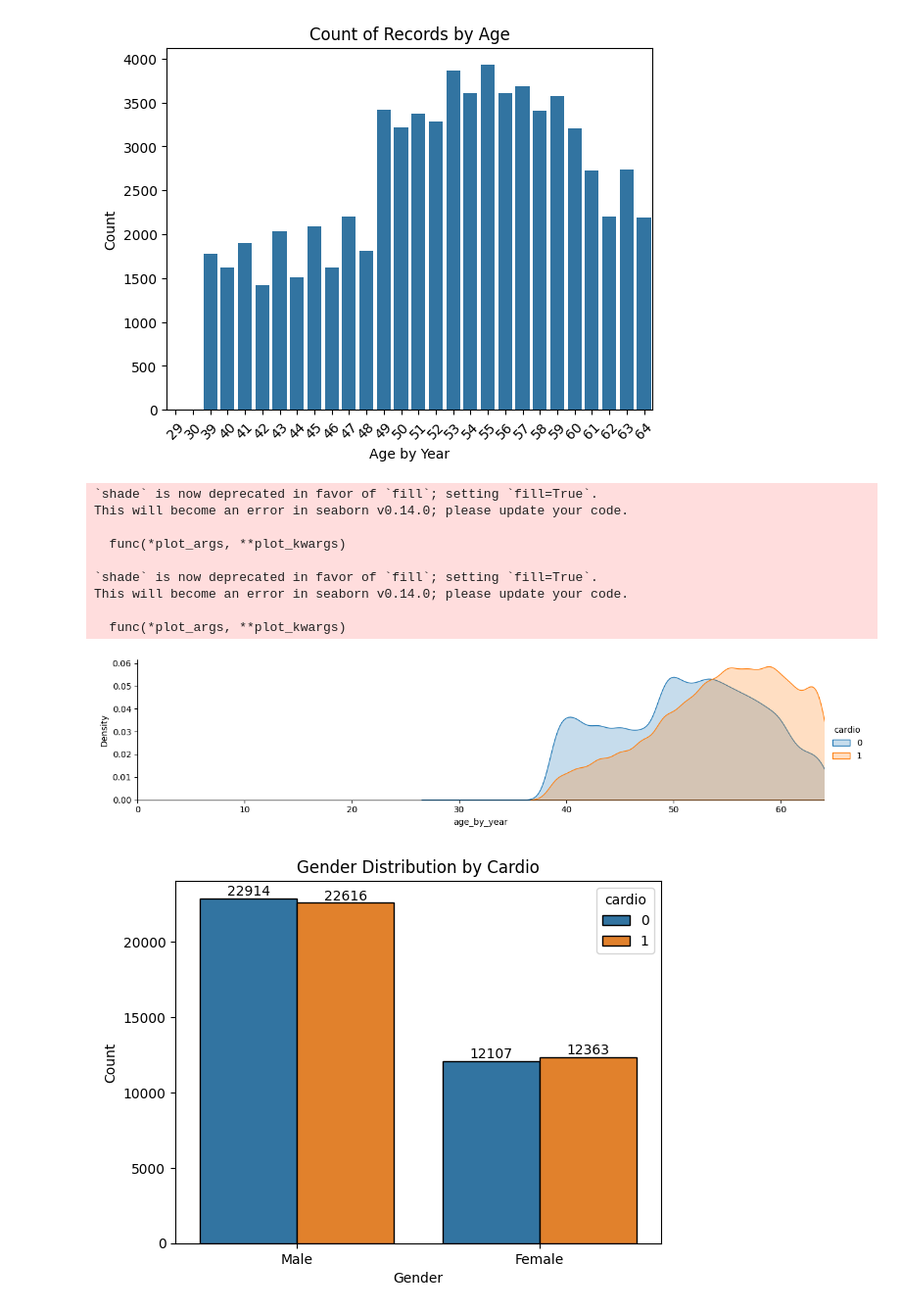
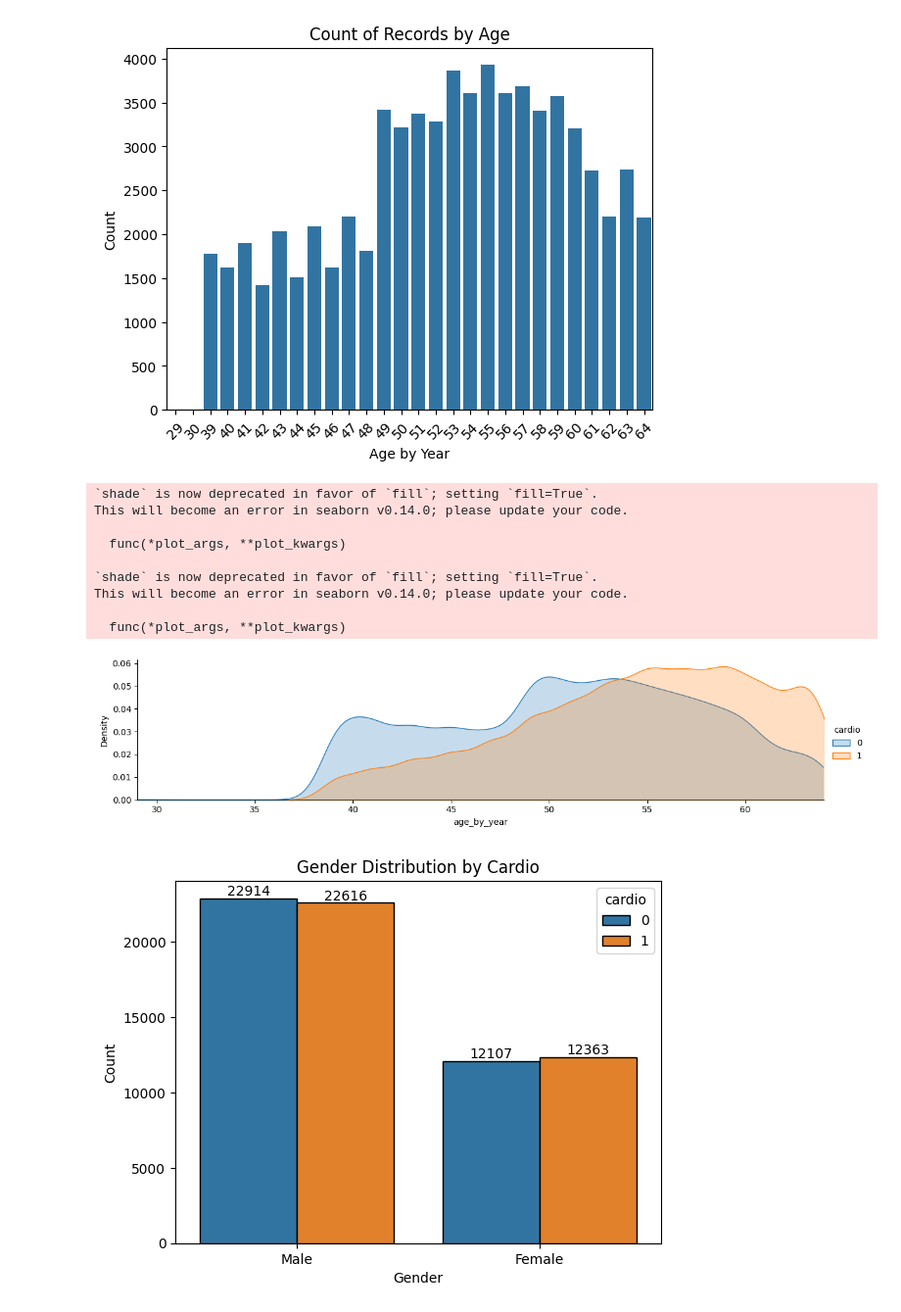
Before and after one commit to NguyenBaoZ/Random-Forest-Heart-Prediction, a Jupyter notebook: Heart_Decision_Tree_Random_Forest.ipynb, the cells around one changed output. Shown at 98% size. Drawn from its saved outputs; the diff is of its cells as text; code cells hidden in the pictures.

Commit message:
change plot of age

```diff
--- a/Heart_Decision_Tree_Random_Forest.ipynb
+++ b/Heart_Decision_Tree_Random_Forest.ipynb
@@ -94,30 +94,30 @@ plt.show()
 # %%
 # Adjust column name if needed, assuming 'cardio' is the target column in heart_df
 fig = sns.FacetGrid(heart_df, hue='cardio', aspect=4)
 fig.map(sns.kdeplot, 'age_by_year', shade=True)
 
-# Get the maximum value of age for setting the x-axis limit
 oldest = heart_df['age_by_year'].max()
+youngest = heart_df['age_by_year'].min()
 
 # Set the x-axis limits
-fig.set(xlim=(0, oldest))
+fig.set(xlim=(youngest, oldest))
 
 # Add legend for the 'cardio' categories
 fig.add_legend()
 
 # Show the plot
 plt.show()
 # %% [output]
 `shade` is now deprecated in favor of `fill`; setting `fill=True`.
 This will become an error in seaborn v0.14.0; please update your code.
 
   func(*plot_args, **plot_kwargs)
 
 `shade` is now deprecated in favor of `fill`; setting `fill=True`.
 This will become an error in seaborn v0.14.0; please update your code.
 
   func(*plot_args, **plot_kwargs)
-[figure, old version]
+[figure, new version]
 # %%
 # Assuming heart_df is a Pandas DataFrame, you can directly access the columns
 gender_cardio_data = heart_df[['gender', 'cardio']]
```
